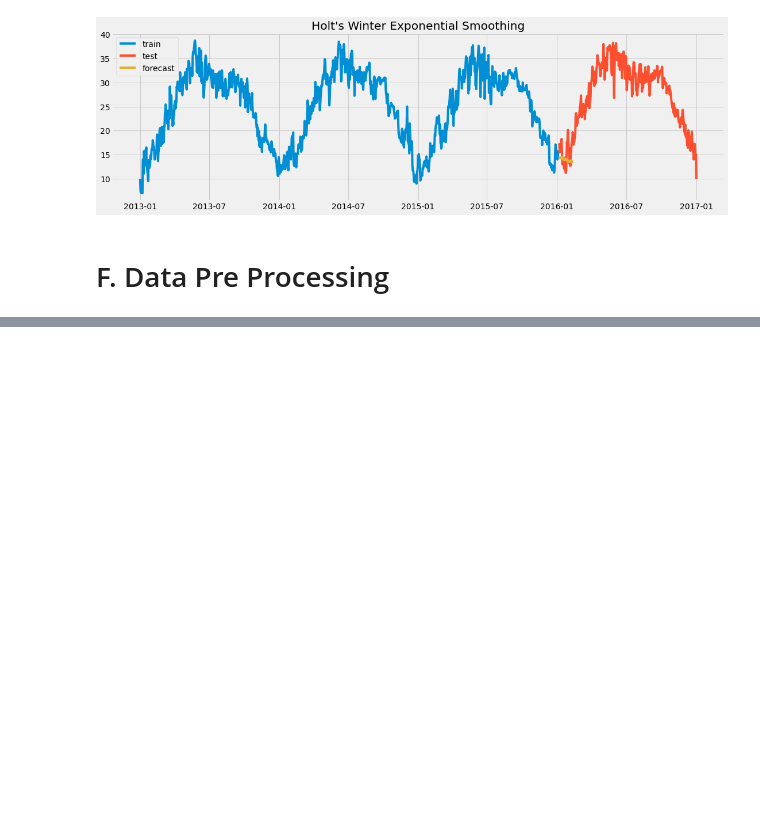
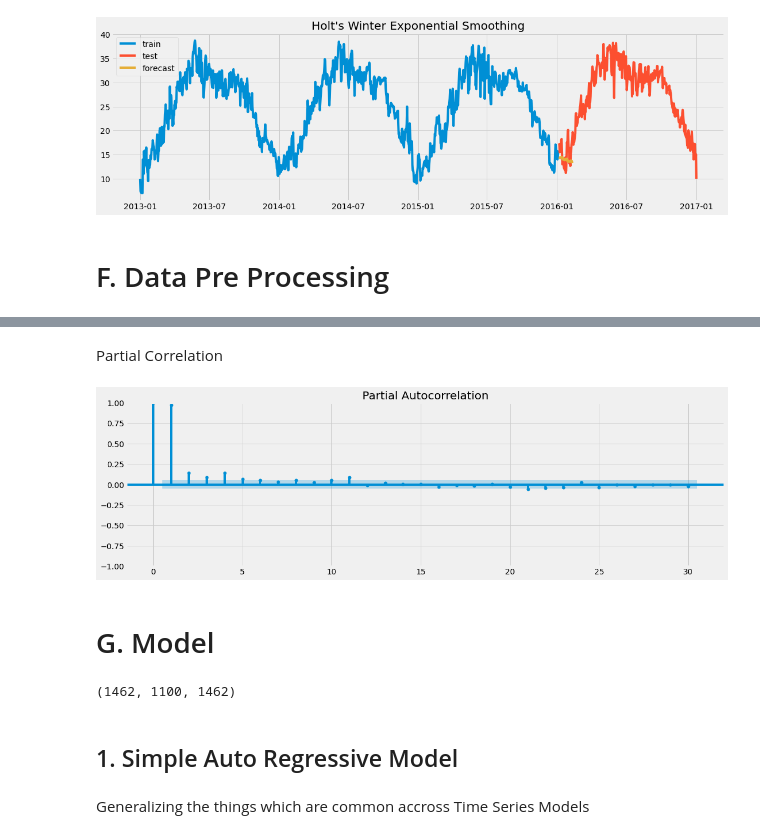
Before and after one commit to akashnaundla/climate_analysis, a Jupyter notebook: Climate Analysis.ipynb, the cells around one changed output, grey strips where cells are left out. Saved outputs shown, nothing was run; the diff lists cells and outputs as text; code cells hidden in the pictures; blank space fills up the shorter version.

```diff
--- a/Climate Analysis.ipynb
+++ b/Climate Analysis.ipynb
@@ -460,0 +599,11 @@ plt.show()
+# %% [markdown]
+Partial Correlation
+# %%
+# Loading pacf
+from statsmodels.graphics.tsaplots import plot_pacf
+plot_pacf(df2["meantemp"], ax=plt.gca(), lags=30)
+plt.show()
+# %% [output]
+[figure, added]
+# %% [markdown]
+# G. Model
@@ -460,0 +613,4 @@ plt.show()
+# %%
+len(data_boxcox), len(train), len(df2)
+# %% [output]
+(1462, 1100, 1462)
@@ -460,0 +622,2 @@ plt.show()
+# %% [markdown]
+## 1. Simple Auto Regressive Model
@@ -460,0 +627,2 @@ plt.show()
+# %% [markdown]
+Generalizing the things which are common accross Time Series Models
```
Also changed, not shown: parts of 35 cells of this notebook.
